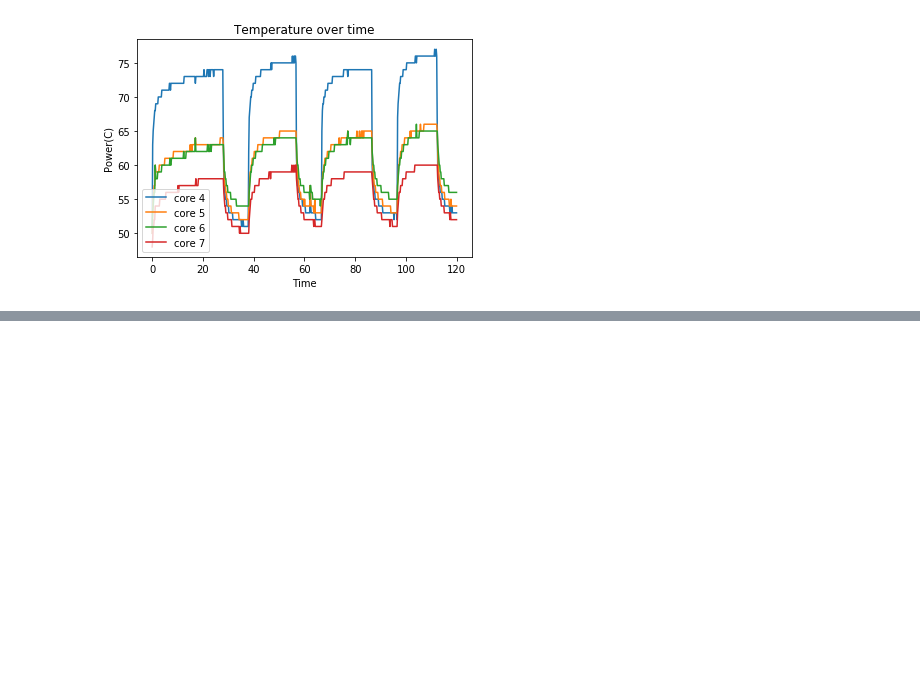
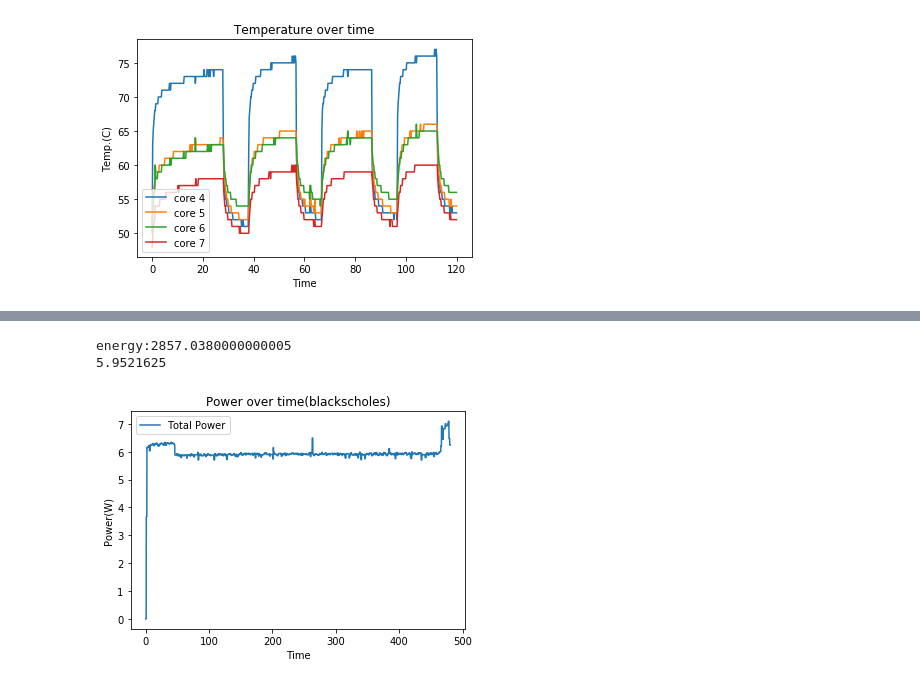
Before and after one commit to jacobDeutsch10/EE379K-HW2, a Jupyter notebook: Problem1/process_data_1.ipynb, the cells around one changed output, grey strips where cells are left out. Saved outputs shown, nothing was run; the diff lists cells and outputs as text; code cells hidden in the pictures; blank space fills up the shorter version.

```diff
--- a/Problem1/process_data_1.ipynb
+++ b/Problem1/process_data_1.ipynb
@@ -69,0 +83,16 @@ fig.savefig("usage-Q1-1.png")
+# %%
+fig = plt.figure()
+ax = fig.add_subplot(1,1,1)
+ax.set_title('Power over time(blackscholes)')
+ax.set_ylabel('Power(W)')
+ax.set_xlabel('Time')
+print(f'energy:{np.sum(body[:,1])*0.2}')
+print(np.mean(body[:,1]))
+ax.plot(body[:, 0], body[:,1], label="Total Power")
+ax.legend()
+plt.show()
+fig.savefig("Power-Q1-3_blackscholes.png")
+# %% [output]
+energy:2857.0380000000005
+5.9521625
+[figure, added]
```
Also changed, not shown: parts of 9 cells of this notebook, 12 other files.
